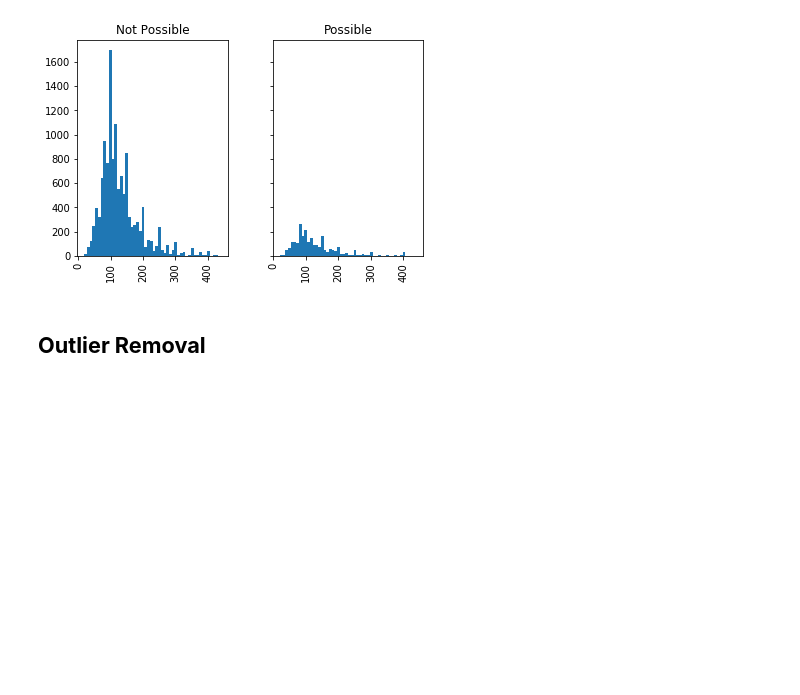
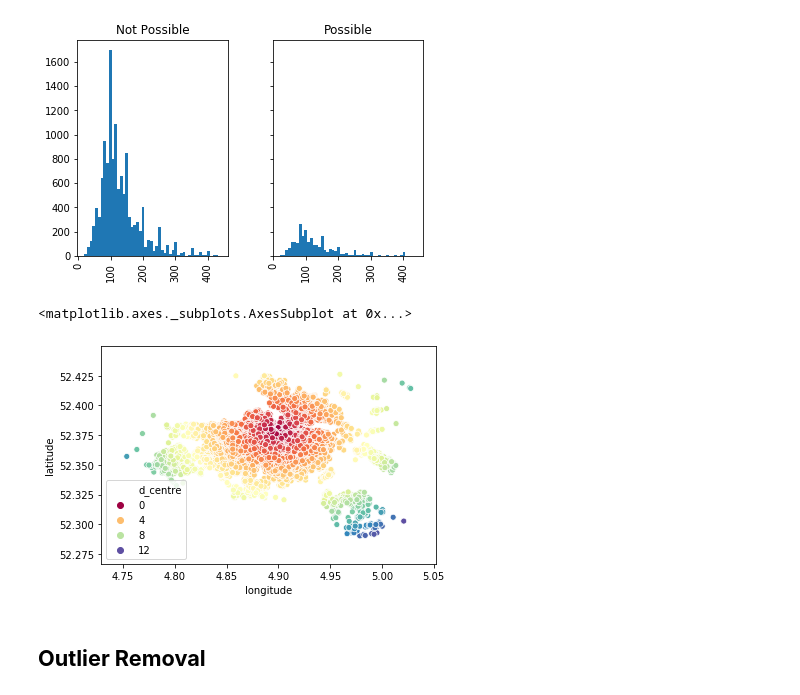
Before and after one commit to orbenishay/Regression-Project, a Jupyter notebook: Amsterdam1.ipynb, the cells around one changed output. Saved outputs shown, nothing was run; the diff lists cells and outputs as text; code cells hidden in the pictures; blank space fills up the shorter version.

```diff
--- a/Amsterdam1.ipynb
+++ b/Amsterdam1.ipynb
@@ -84,5 +84,12 @@ bnb.groupby('room_type').agg({'price': 'mean', 'accommodates': 'median'}).plot(k
 bnb.hist(column='price', by='instant_bookable', bins=50, sharex=True, sharey=True);
 # %% [output]
 [figure]
+# %%
+# ax = bnb.plot(kind = 'scatter',x='longitude',y='latitude', c='d_centre',colormap='viridis', figsize = (15, 10))
+
+sns.scatterplot(x='longitude', y='latitude', hue='d_centre', data=bnb, palette="Spectral")
+# %% [output]
+<matplotlib.axes._subplots.AxesSubplot at 0x...>
+[figure, added]
 # %% [markdown]
 ## **Outlier Removal**
```
Also changed, not shown: parts of 1 cell of this notebook.
